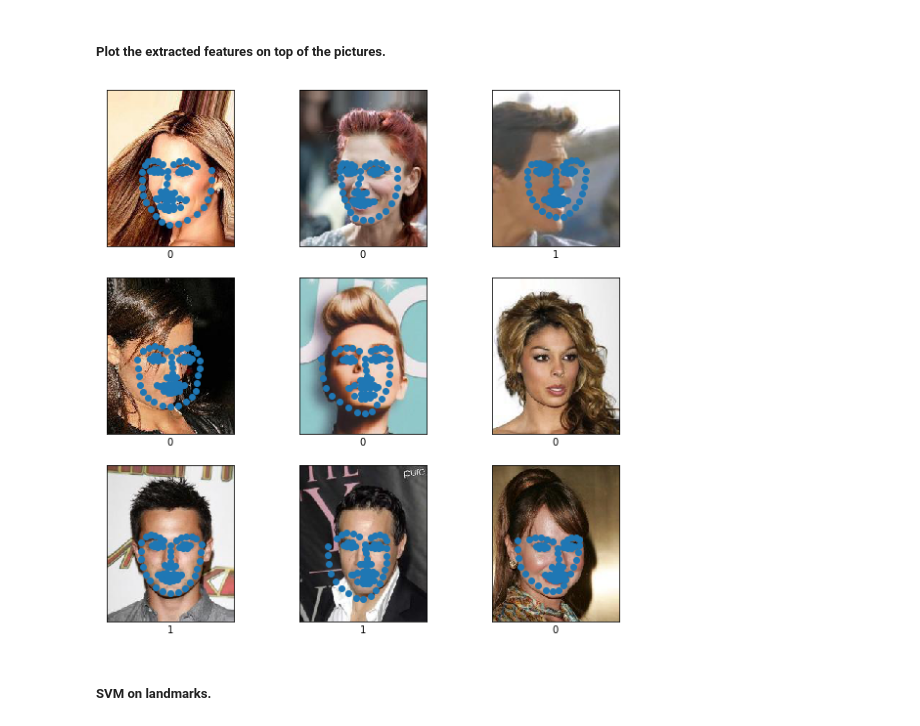
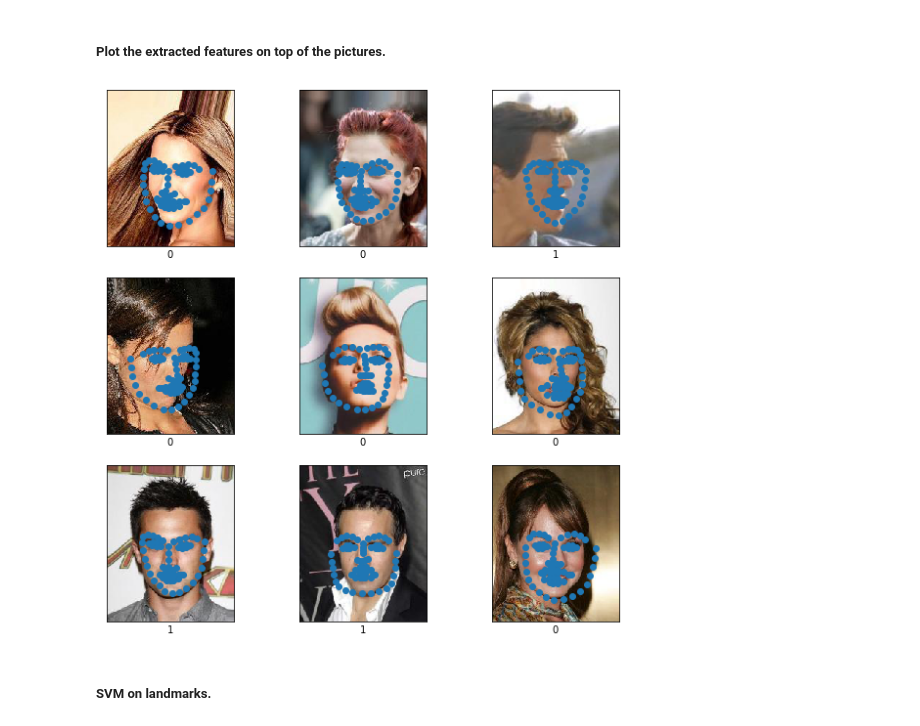
Before and after one commit to KonradChlupka/AMLSassignment19_20, a Jupyter notebook: AMLS_19-20_SN16076397/main_jupyter.ipynb, the cells around one changed output. Cells and saved outputs as stored; diff of their text form; code cells hidden in the pictures.

```diff
--- a/AMLS_19-20_SN16076397/main_jupyter.ipynb
+++ b/AMLS_19-20_SN16076397/main_jupyter.ipynb
@@ -217,20 +217,22 @@ a1_X_test_landmarks, a1_y_test_landmarks, _ = images_into_landmarks(a1_X_test_im
 # %%
 plt.figure(figsize=(10, 10))
 
+offset = 0
 for i in range(9):
     plt.subplot(3, 3, i + 1)
     plt.xticks([])
     plt.yticks([])
     plt.grid(False)
     plt.imshow(a1_X_train_raw_images[i], cmap=plt.cm.binary)
     plt.xlabel(a1_y_train_raw[i])
     if i in a1_undetectable_train:
+        offset = offset + 1
         continue
-    plt.scatter(a1_X_train_landmarks[i][:, 0], a1_X_train_landmarks[i][:, 1])
+    plt.scatter(a1_X_train_landmarks[i - offset][:, 0], a1_X_train_landmarks[i - offset][:, 1])
 
 plt.show()
 # %% [output]
-[figure, old version]
+[figure, new version]
 # %% [markdown]
 ##### SVM on landmarks.
 # %%
```
Also changed, not shown: parts of 1 cell of this notebook, 2 other files.
